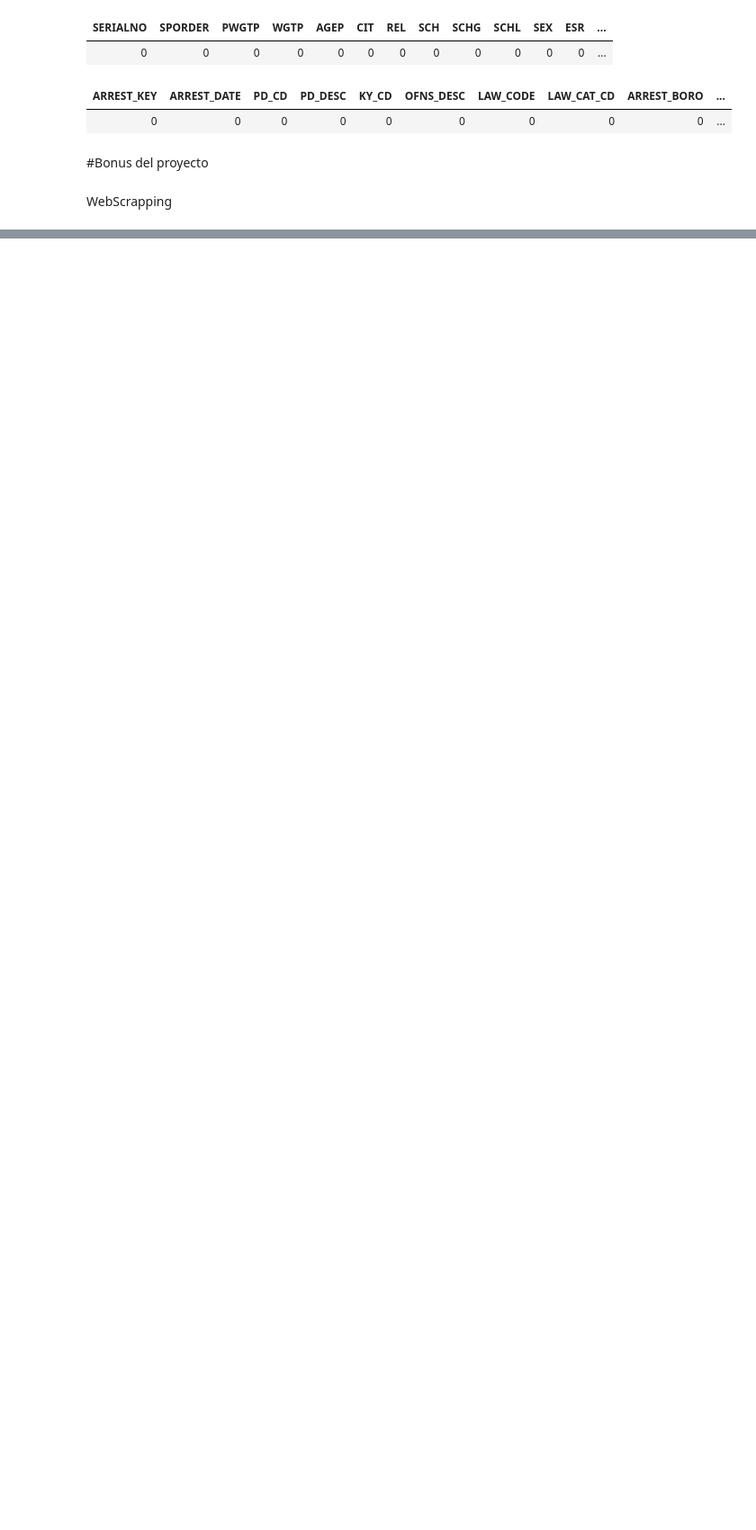
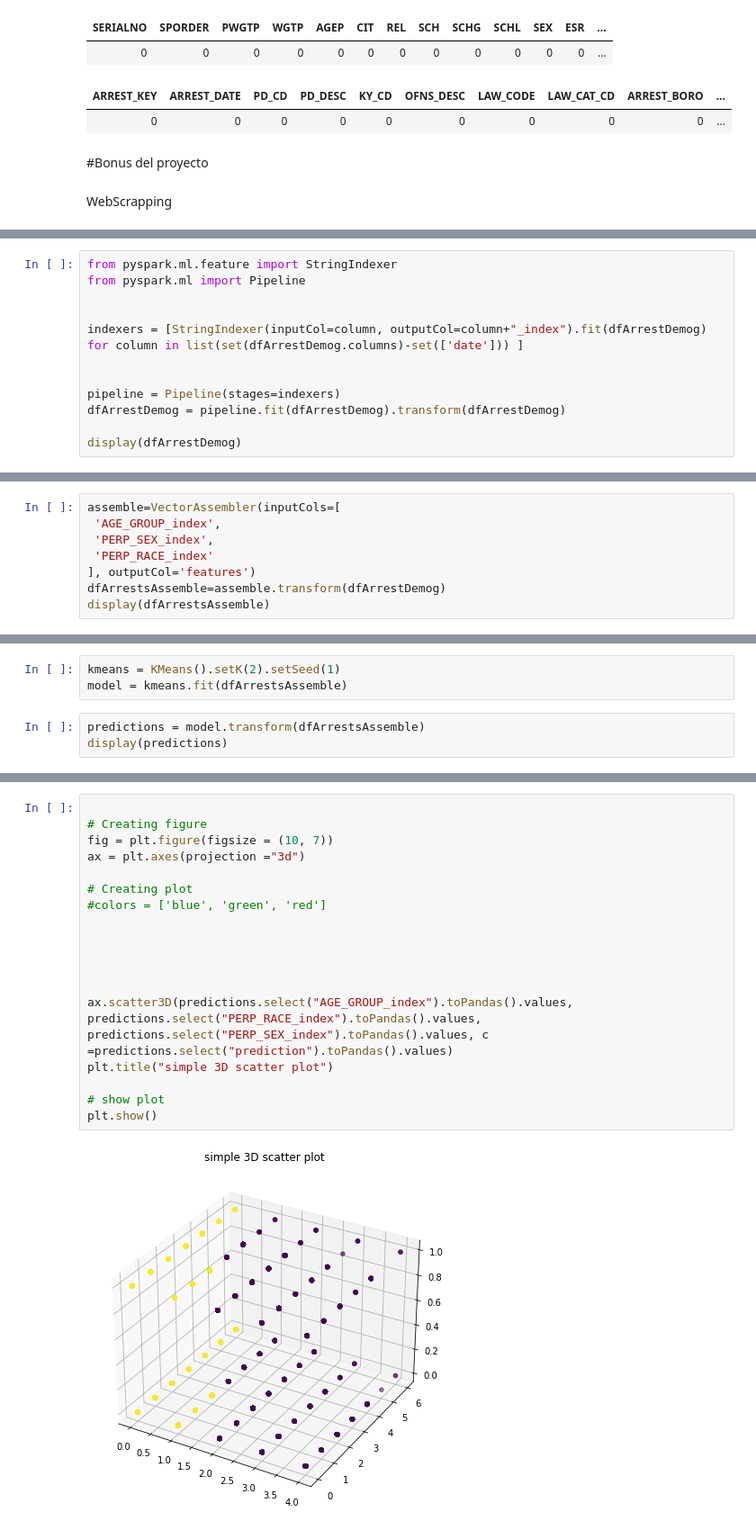
Before and after one commit to Wilermo/ProyectoProcesamientoDeDatos, a Jupyter notebook: Procesamiento pd.ipynb, the cells around one changed output, grey strips where cells are left out. Shown at 90% size. Saved outputs shown, nothing was run; the diff lists cells and outputs as text; blank space fills up the shorter version.

Commit message:
Kmeans entrega 2

```diff
--- a/Procesamiento pd.ipynb
+++ b/Procesamiento pd.ipynb
@@ -332,0 +392,12 @@ print(response)
+# %%
+from pyspark.ml.feature import StringIndexer
+from pyspark.ml import Pipeline
+
+
+indexers = [StringIndexer(inputCol=column, outputCol=column+"_index").fit(dfArrestDemog) for column in list(set(dfArrestDemog.columns)-set(['date'])) ]
+
+
+pipeline = Pipeline(stages=indexers)
+dfArrestDemog = pipeline.fit(dfArrestDemog).transform(dfArrestDemog)
+
+display(dfArrestDemog)
@@ -332,0 +423,8 @@ print(response)
+# %%
+assemble=VectorAssembler(inputCols=[
+ 'AGE_GROUP_index',
+ 'PERP_SEX_index',
+ 'PERP_RACE_index'
+], outputCol='features')
+dfArrestsAssemble=assemble.transform(dfArrestDemog)
+display(dfArrestsAssemble)
@@ -332,0 +450,6 @@ print(response)
+# %%
+kmeans = KMeans().setK(2).setSeed(1)
+model = kmeans.fit(dfArrestsAssemble)
+# %%
+predictions = model.transform(dfArrestsAssemble)
+display(predictions)
@@ -332,0 +481,20 @@ print(response)
+# %%
+
+# Creating figure
+fig = plt.figure(figsize = (10, 7))
+ax = plt.axes(projection ="3d")
+
+# Creating plot
+#colors = ['blue', 'green', 'red']
+
+
+
+
+
+ax.scatter3D(predictions.select("AGE_GROUP_index").toPandas().values, predictions.select("PERP_RACE_index").toPandas().values, predictions.select("PERP_SEX_index").toPandas().values, c =predictions.select("prediction").toPandas().values)
+plt.title("simple 3D scatter plot")
+
+# show plot
+plt.show()
+# %% [output]
+[figure, added]
```
Also changed, not shown: parts of 27 cells of this notebook.
